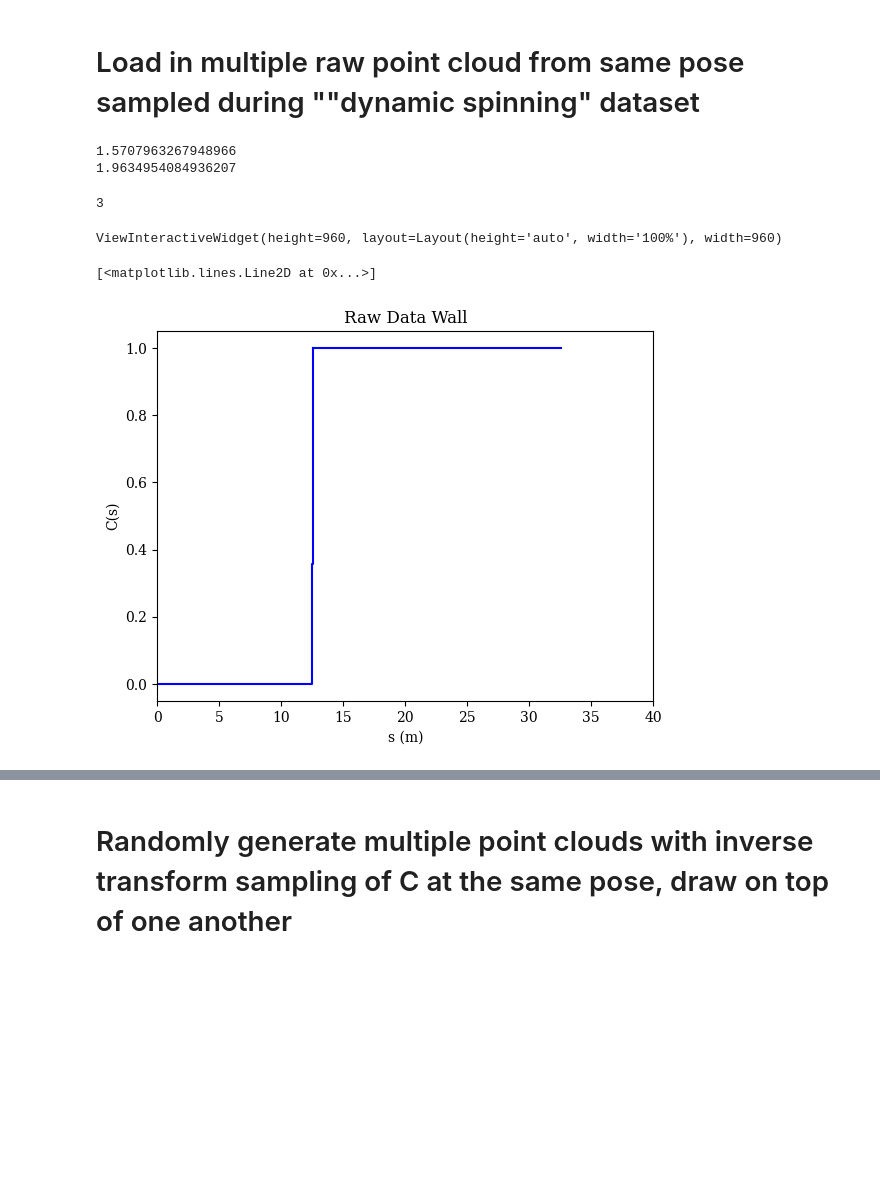
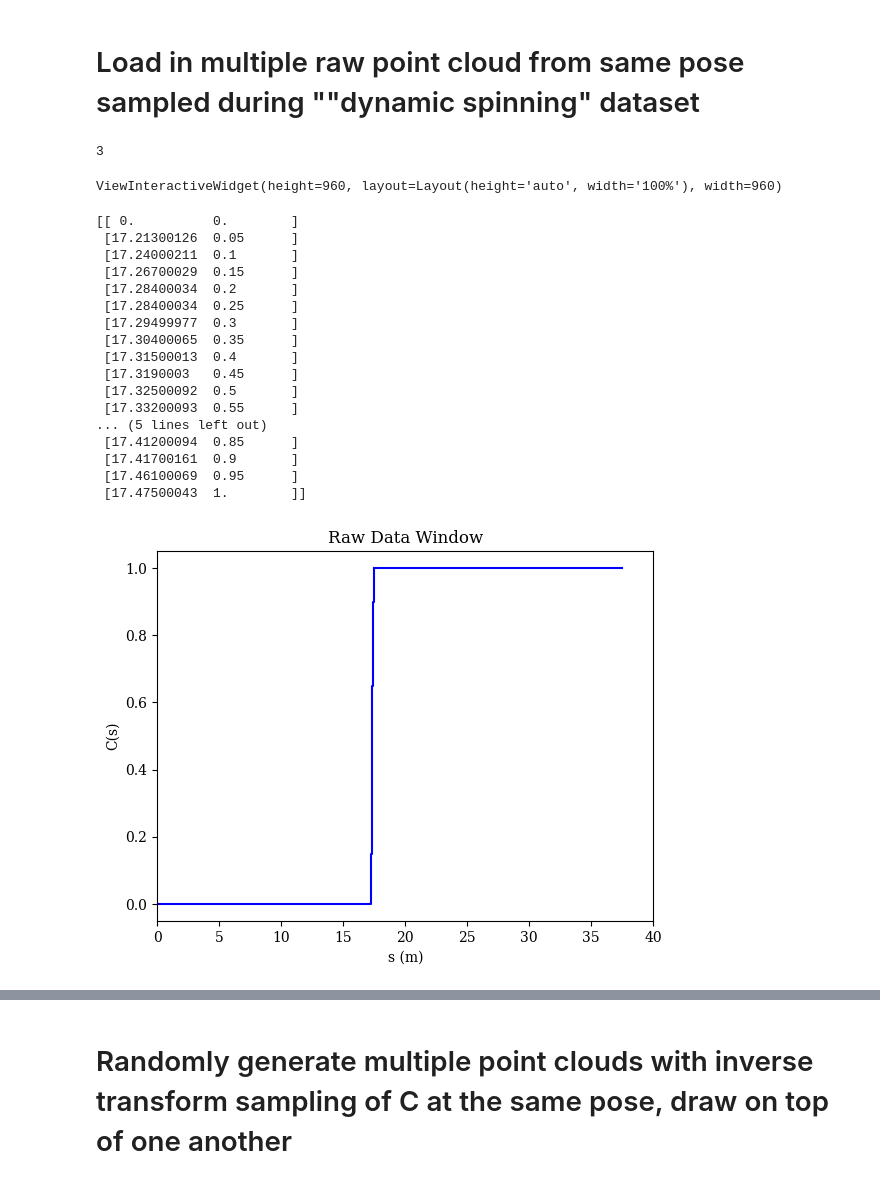
Before and after one commit to mcdermatt/ASAR, a Jupyter notebook: v3/nerf/coarseToFine.ipynb, the cells around one changed output, grey strips where cells are left out. Drawn from its saved outputs; the diff is of its cells as text; code cells hidden in the pictures; blank space fills up the shorter version.

Commit message:
generated CDF data for tree, wall, and window view directions for PLiNK LN and ground truth data from dynamic spinning dataset

```diff
--- a/v3/nerf/coarseToFine.ipynb
+++ b/v3/nerf/coarseToFine.ipynb
@@ -609,11 +609,12 @@ def draw_frame_from_rays(disp, n_rots=128, n_vert_patches=1, frameIdx=0,
 plt = Plotter(N = 1, axes = 1, bg = (1, 1, 1), interactive = True) #axes = 4 (simple), 1(scale)
 disp=[]
 
+n_images = 1200
 stitched_map = np.zeros([0,3])
 # colors = ['red', 'orange', 'yellow', 'green', 'blue', 'indigo', 'violet', 'red']
 colors = np.linspace(0.1,0.3,n_images)[:,None] * np.array([[1,1,1]])
-for i in range(len(colors)):
-# for i in range(1):
+# for i in range(len(colors)):
+for i in range(0,1200,100):
     print(i)
     stitched_map = draw_frame_from_rays(disp, n_rots = 128, n_vert_patches=1,
                                         frameIdx = i, color=colors[i], stitched_map=stitched_map)
@@ -2424,21 +2471,15 @@ ViewInteractiveWidget(height=960, layout=Layout(height='auto', width='100%'), wi
 # %% [markdown]
 # Load in multiple raw point cloud from same pose sampled during ""dynamic spinning" dataset
-# %%
-print(np.pi/2)
-print(5*np.pi/8)
-# %% [output]
-1.5707963267948966
-1.9634954084936207
 # %%
 plt = Plotter(N = 1, axes = 1, bg = (1, 1, 1), interactive = True) #axes = 4 (simple), 1(scale)
 disp=[]
 tree_hist = np.zeros([0,3])
 window_hist = np.zeros([0,3])
 wall_hist = np.zeros([0,3])
-for i in range(7): #7 30
+for i in range(20): #7 30
     idx = 50 + i
 #     colors = ['red', 'orange', 'yellow', 'green', 'blue', 'indigo', 'violet', 'purple', 'black']
-    colors = ['black'] * 100
+    colors = ['gray'] * 100
     fn1 = "/media/derm/06EF-127D4/Newer College Dataset/06_Dynamic_Spinning/point_clouds/frame_" + str(idx) + ".npy"
     pc1 = np.load(fn1)
     #remove zeros
@@ -2460,10 +2501,14 @@ for i in range(7): #7 30
     tree_hist = np.append(tree_hist, pc1_spherical[bounds], axis = 0)
 
     #window
-    right_bound = np.where(pc1_spherical[:,1] > -2.59)
+    right_bound = np.where(pc1_spherical[:,1] > -2.59) #looks good but difficluty replicating
     left_bound = np.where(pc1_spherical[:,1] < -2.58)
     upper_bound = np.where(pc1_spherical[:,2] < 1.3)
     lower_bound = np.where(pc1_spherical[:,2] > 1.29)
+#     right_bound = np.where(pc1_spherical[:,1] > -2.61) #test
+#     left_bound = np.where(pc1_spherical[:,1] < -2.60) #test
+#     upper_bound = np.where(pc1_spherical[:,2] < 1.5)  #test
+#     lower_bound = np.where(pc1_spherical[:,2] > 1.49)  #test
     bounds = np.intersect1d(left_bound, right_bound)
     bounds = np.intersect1d(bounds, lower_bound)
     bounds = np.intersect1d(bounds, upper_bound)
@@ -2471,20 +2516,20 @@ for i in range(7): #7 30
     window_hist = np.append(window_hist, pc1_spherical[bounds], axis = 0)
 
     #wall
-    right_bound = np.where(pc1_spherical[:,1] > -3.)
-    left_bound = np.where(pc1_spherical[:,1] < -2.99)
-    upper_bound = np.where(pc1_spherical[:,2] < 1.3)
-    lower_bound = np.where(pc1_spherical[:,2] > 1.295)
+    right_bound = np.where(pc1_spherical[:,1] < 2.6)
+    left_bound = np.where(pc1_spherical[:,1] > 2.595)
+    upper_bound = np.where(pc1_spherical[:,2] < 1.36)
+    lower_bound = np.where(pc1_spherical[:,2] > 1.355)
     bounds = np.intersect1d(left_bound, right_bound)
     bounds = np.intersect1d(bounds, lower_bound)
     bounds = np.intersect1d(bounds, upper_bound)
     wall = spherical_to_cartesian(pc1_spherical[bounds])
     wall_hist = np.append(wall_hist, pc1_spherical[bounds], axis = 0)
 
-    disp.append(Points(tree, c = 'red', r = 3.5, alpha = 1.))
-    disp.append(Points(window, c = 'blue', r = 3.5, alpha = 1.))
-    disp.append(Points(wall, c = 'green', r = 3.5, alpha = 1.))
     disp.append(Points(pc1, c = colors[i], r = 3, alpha = 0.04))
+    disp.append(Points(tree, c = 'red', r = 10, alpha = 1.))
+    disp.append(Points(window, c = 'blue', r = 10, alpha = 1.))
+    disp.append(Points(wall, c = 'green', r = 10, alpha = 1.))
 
 print(len(window))
 plt.show(disp, "Dynamic Spinning Raw Data")
@@ -2495,20 +2540,41 @@ ViewInteractiveWidget(height=960, layout=Layout(height='auto', width='100%'), wi
 # %%
 p.rc('font', family='DejaVu Serif')
 fig, ax = p.subplots()
 ax.set_xlabel('s (m)')
 ax.set_ylabel('C(s)')
-ax.set_title("Raw Data Wall")
+ax.set_title("Raw Data Window")
 ax.set_xlim([0,40])
 
 # r = sorted(tree_hist[:,0])
 # r = sorted(window_hist[:,0])
 r = sorted(wall_hist[:,0])
 cdf = np.arange(1, len(r)+1)/len(r)
 r = np.append(0, r)
 cdf = np.append(0, cdf)
 
 ax.step(r, cdf, where='post', label='CDF', c='blue')
 ax.plot(np.linspace(r[-1], r[-1]+20, 10), np.ones([10]), c = 'blue')
+
+
+to_save = np.array([r, cdf]).T
+print(to_save)
+np.savetxt("gt_wall.txt",to_save)
 # %% [output]
-[<matplotlib.lines.Line2D at 0x...>]
+[[ 0.          0.        ]
+ [17.21300126  0.05      ]
+ [17.24000211  0.1       ]
+ [17.26700029  0.15      ]
+ [17.28400034  0.2       ]
+ [17.28400034  0.25      ]
+ [17.29499977  0.3       ]
+ [17.30400065  0.35      ]
+ [17.31500013  0.4       ]
+ [17.3190003   0.45      ]
+ [17.32500092  0.5       ]
+ [17.33200093  0.55      ]
+... (5 lines left out)
+ [17.41200094  0.85      ]
+ [17.41700161  0.9       ]
+ [17.46100069  0.95      ]
+ [17.47500043  1.        ]]
-[figure, old version]
+[figure, new version]
```
Also changed, not shown: parts of 13 cells of this notebook, 11 other files.
